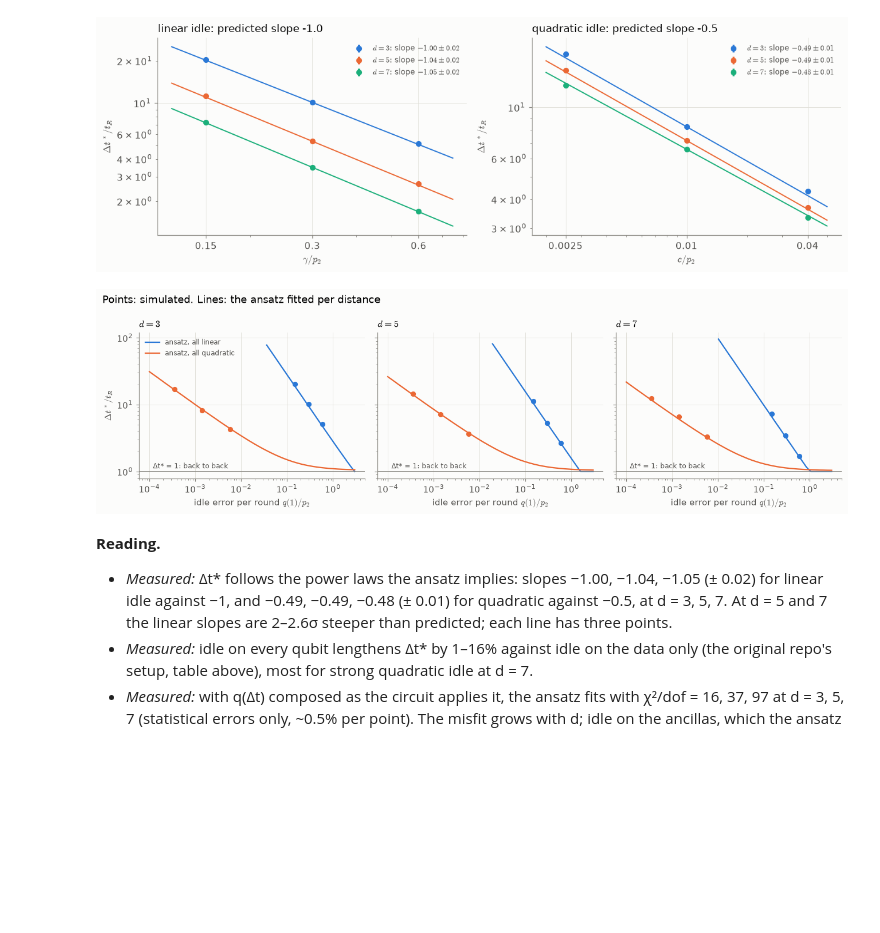
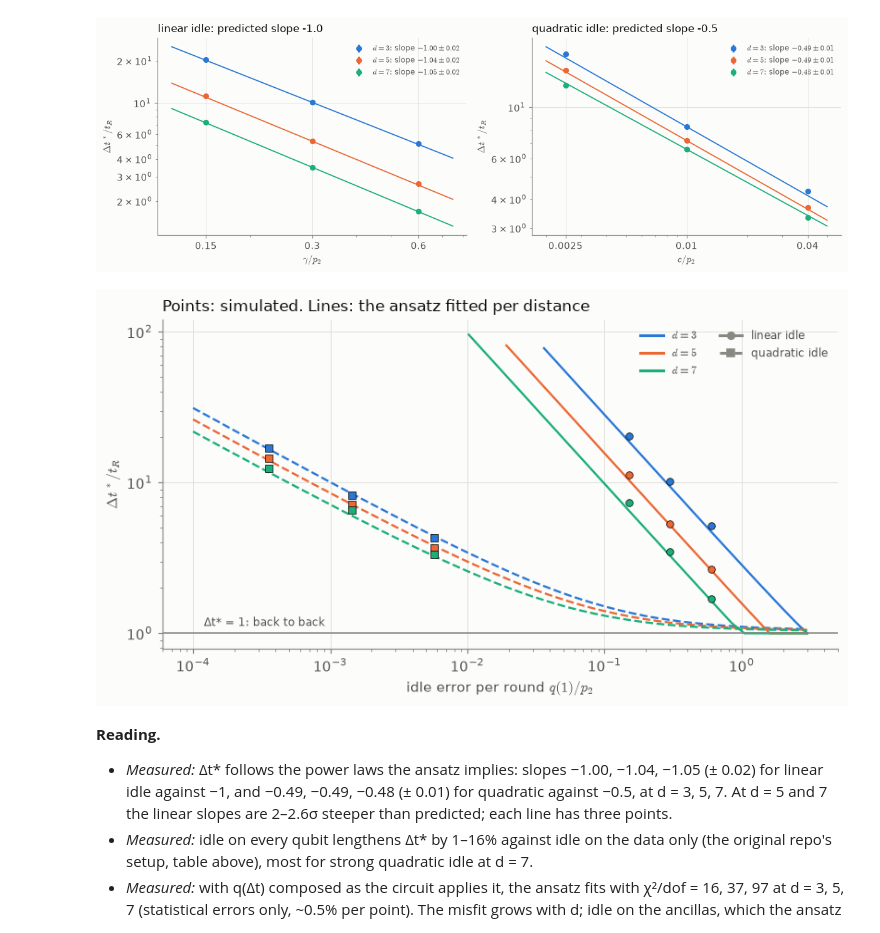
Before and after one commit to hvermaQ/qec-timing-submission, a Jupyter notebook: notebooks/07_dt_star_vs_idle_strength.ipynb, the cells around one changed output. Cells and saved outputs as stored; diff of their text form; code cells hidden in the pictures; blank space fills up the shorter version.

Commit message:
Notebook 07: ansatz panel as one plot (colour = distance, line/marker = idle type)
Co-Authored-By: Claude Opus 5.5 <noreply@anthropic.com>

```diff
--- a/notebooks/07_dt_star_vs_idle_strength.ipynb
+++ b/notebooks/07_dt_star_vs_idle_strength.ipynb
@@ -84,25 +84,29 @@ P.save(fig, "07_dt_star_vs_idle_strength_1")
 # %%
 from qec_timing.studies.idle_scaling import q_idle
 place, p2, T_ = isc["setup"]["placement"], isc["setup"]["p2"], isc["setup"]["T"]
-fig, axes = plt.subplots(1, len(isc["rows"]), figsize=(4 * len(isc["rows"]), 3.6), sharey=True)
-for ax, r in zip(np.atleast_1d(axes), isc["rows"]):
-    for fam, col in (("lin", P.SERIES[0]), ("quad", P.SERIES[1])):
+from matplotlib.lines import Line2D
+fig, ax = plt.subplots(figsize=(7.5, 4.2))
+LS = {"lin": ("-", "o", "linear idle"), "quad": ("--", "s", "quadratic idle")}
+for r in isc["rows"]:
+    col = P.D_COLOR[r["d"]]
+    for fam, (ls, mk, _) in LS.items():
         F = [q for q in r["formula"][fam] if q["dt_star"] < T_ / 2]      # inside a run of T = 192 t_R
-        ax.plot([q["q_over_p2"] for q in F], [q["dt_star"] for q in F], "-", color=col, lw=1.5,
-                label=f"ansatz, all {'linear' if fam == 'lin' else 'quadratic'}")
+        ax.plot([q["q_over_p2"] for q in F], [q["dt_star"] for q in F], ls, color=col, lw=1.5)
         cs = [c for c in r["curves"] if c["family"] == fam]
         q1 = [float(q_idle(1.0, *((c["value"] * p2, 0.0) if fam == "lin" else (0.0, c["value"] * p2)), place)) / p2
               for c in cs]
-        ax.plot(q1, [c["optimum"]["dt_star"] for c in cs], "o", color=col, ms=5)
-    ax.axhline(1, color=P.MUTED, lw=1); ax.text(1.2e-4, 1.12, "Δt* = 1: back to back", color=P.INK_2, fontsize=8)
-    ax.set_xscale("log"); ax.set_yscale("log"); ax.set_title(P.dl(r["d"]), loc="left")
-    ax.set_xlabel(r"idle error per round $q(1) / p_2$")
-np.atleast_1d(axes)[0].set_ylabel(r"$\Delta t^* / t_R$"); np.atleast_1d(axes)[0].legend(fontsize=8)
-fig.suptitle("Points: simulated. Lines: the ansatz fitted per distance", x=0.01, ha="left")
+        ax.plot(q1, [c["optimum"]["dt_star"] for c in cs], mk, color=col, ms=5, mec=P.INK, mew=0.5)
+ax.axhline(1, color=P.MUTED, lw=1); ax.text(1.2e-4, 1.12, "Δt* = 1: back to back", color=P.INK_2, fontsize=8)
+ax.set_xscale("log"); ax.set_yscale("log")
+ax.set_xlabel(r"idle error per round $q(1) / p_2$"); ax.set_ylabel(r"$\Delta t^* / t_R$")
+h = [Line2D([], [], color=P.D_COLOR[r["d"]], lw=2, label=P.dl(r["d"])) for r in isc["rows"]]
+h += [Line2D([], [], color=P.MUTED, ls=ls, marker=mk, label=lab) for ls, mk, lab in LS.values()]
+ax.legend(handles=h, fontsize=8, ncol=2)
+ax.set_title("Points: simulated. Lines: the ansatz fitted per distance", loc="left")
 fig.tight_layout()
 P.save(fig, "07_dt_star_vs_idle_strength_2")
 # %% [output]
-[figure, old version]
+[figure, new version]
 # %% [markdown]
 **Reading.**
 - *Measured:* Δt* follows the power laws the ansatz implies: slopes −1.00, −1.04, −1.05 (± 0.02)
```
Also changed, not shown: 2 other files.
